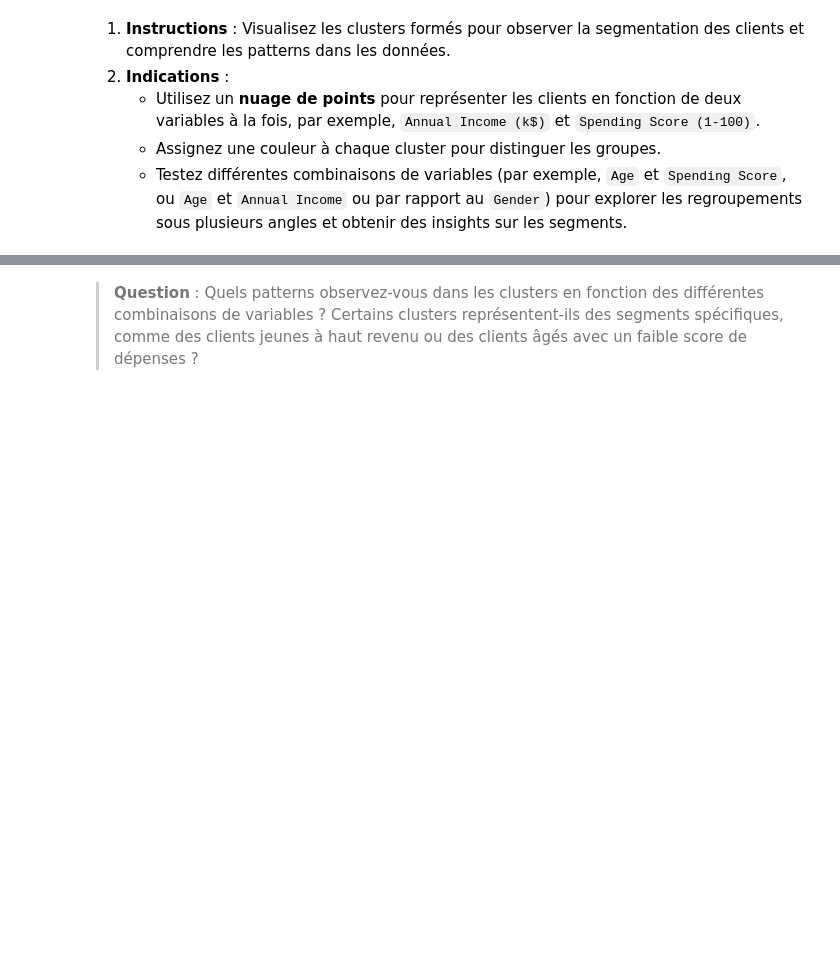
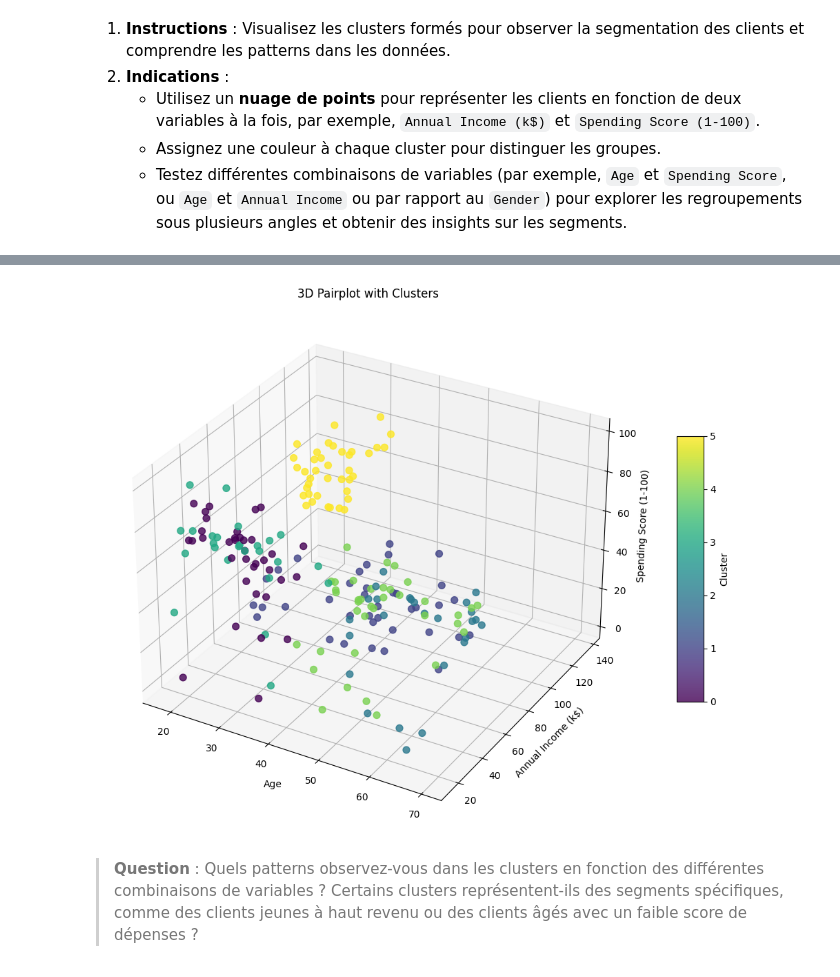
Before and after one commit to TonyVallad/Simplon, a Jupyter notebook: Notebooks/Machine Learning 2/A_03_01_Apprentissage_Non_Supervisé/A_03_1_Apprentissage_Non_Supervisé.ipynb, the cells around one changed output, grey strips where cells are left out. Saved outputs shown, nothing was run; the diff lists cells and outputs as text; code cells hidden in the pictures; blank space fills up the shorter version.

```diff
--- a/Notebooks/Machine Learning 2/A_03_01_Apprentissage_Non_Supervisé/A_03_1_Apprentissage_Non_Supervisé.ipynb
+++ b/Notebooks/Machine Learning 2/A_03_01_Apprentissage_Non_Supervisé/A_03_1_Apprentissage_Non_Supervisé.ipynb
@@ -363,3 +538,49 @@ Le choix du nombre de clusters `K` est crucial. On peut utiliser plusieurs méth
+# %%
+from mpl_toolkits.mplot3d import Axes3D
+
+def plot_3d_pairplot(data, selected_columns, cluster_column='Cluster', color_palette='viridis'):
+    """
+    Plots a 3D scatter plot for three selected columns, coloring points by cluster assignment.
+
+    Parameters:
+    - data (pd.DataFrame): The dataset to plot.
+    - selected_columns (list): List of three feature columns to include in the plot.
+    - cluster_column (str): Column name containing cluster labels.
+    - color_palette (str): Name of the color palette to use (e.g., 'viridis', 'plasma', 'coolwarm').
+    """
+    if len(selected_columns) != 3:
+        raise ValueError("You must provide exactly 3 columns for a 3D plot.")
+
+    # Extract the selected columns and cluster labels
+    x, y, z = selected_columns
+    clusters = data[cluster_column]
+
+    # Create the 3D scatter plot
+    fig = plt.figure(figsize=(16, 10))
+    ax = fig.add_subplot(111, projection='3d')
+
+    scatter = ax.scatter(
+        data[x], data[y], data[z],
+        c=clusters, cmap=color_palette, alpha=0.8, s=50
+    )
+
+    # Add color bar for clusters
+    cbar = plt.colorbar(scatter, ax=ax, shrink=0.5, aspect=10)
+    cbar.set_label('Cluster')
+
+    # Set plot labels
+    ax.set_xlabel(x)
+    ax.set_ylabel(y)
+    ax.set_zlabel(z)
+    ax.set_title("3D Pairplot with Clusters")
+
+    # Show the plot
+    plt.show()
+
+# Call the function with the DataFrame and selected columns
+plot_3d_pairplot(results_df, selected_columns=['Age', 'Annual Income (k$)', 'Spending Score (1-100)'], cluster_column='Cluster', color_palette='viridis')
+# %% [output]
+[figure, added]
 # %% [markdown]
 > **Question** : Quels patterns observez-vous dans les clusters en fonction des différentes combinaisons de variables ? Certains clusters représentent-ils des segments spécifiques, comme des clients jeunes à haut revenu ou des clients âgés avec un faible score de dépenses ?
 # %% [markdown]
```
Also changed, not shown: parts of 19 cells of this notebook.
